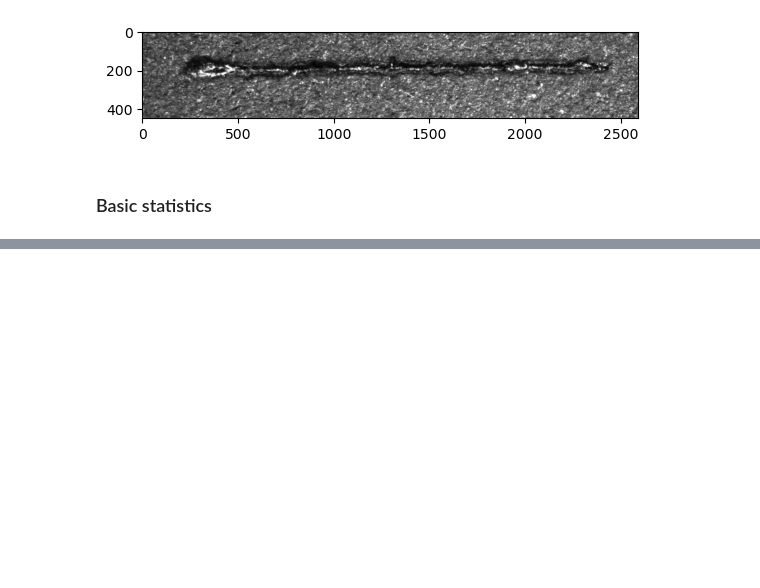
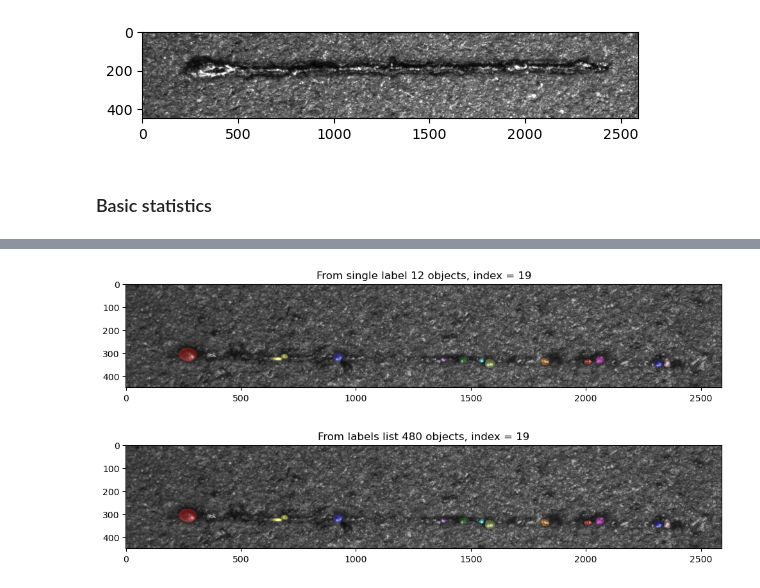
Before and after one commit to kenieveges/LPBF_Track_study, a Jupyter notebook: CNN_model/preprocessing.ipynb, the cells around one changed output, grey strips where cells are left out. Drawn from its saved outputs; the diff is of its cells as text; code cells hidden in the pictures; blank space fills up the shorter version.

```diff
--- a/CNN_model/preprocessing.ipynb
+++ b/CNN_model/preprocessing.ipynb
@@ -104,0 +93,18 @@ plot_images(images_cropped, masks_cropped, size=(12,8))
+# %%
+labels = measure.label(masks_cropped)
+# %%
+idx = np.random.randint(0, images_cropped.shape[0], 1)[0]
+lbl = measure.label(masks_cropped[idx])
+plt.figure(figsize=(12, 8))
+plt.imshow(color.label2rgb(lbl, images_cropped[idx], bg_label=0))
+plt.title(f"From single label {np.unique(lbl).shape[0] - 1} objects, index = {idx}")
+plt.show()
+
+rnd_inx = idx
+plt.figure(figsize=(12, 8))
+plt.imshow(color.label2rgb(labels[rnd_inx], images_cropped[rnd_inx], bg_label=0))
+plt.title(f"From labels list {np.unique(labels).shape[0] - 1} objects, index = {rnd_inx}")
+plt.show()
+# %% [output]
+[figure, added]
+[figure, added]
```
Also changed, not shown: parts of 31 cells of this notebook, 3 other files.
